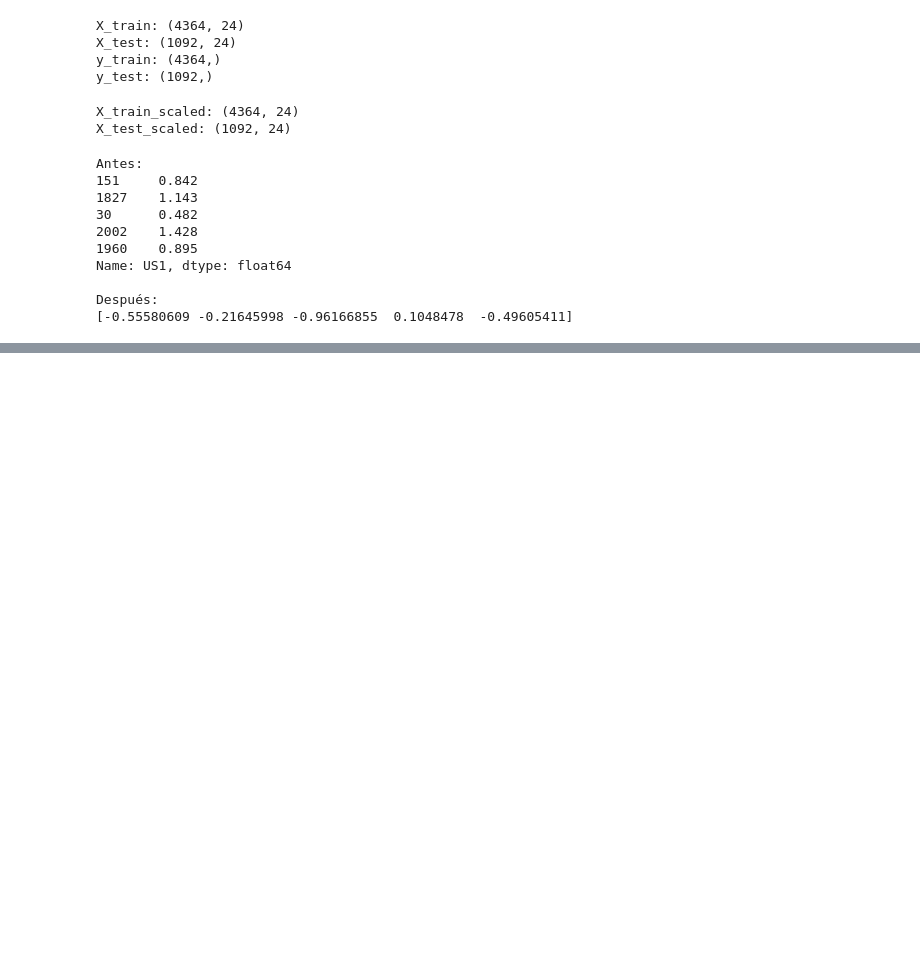
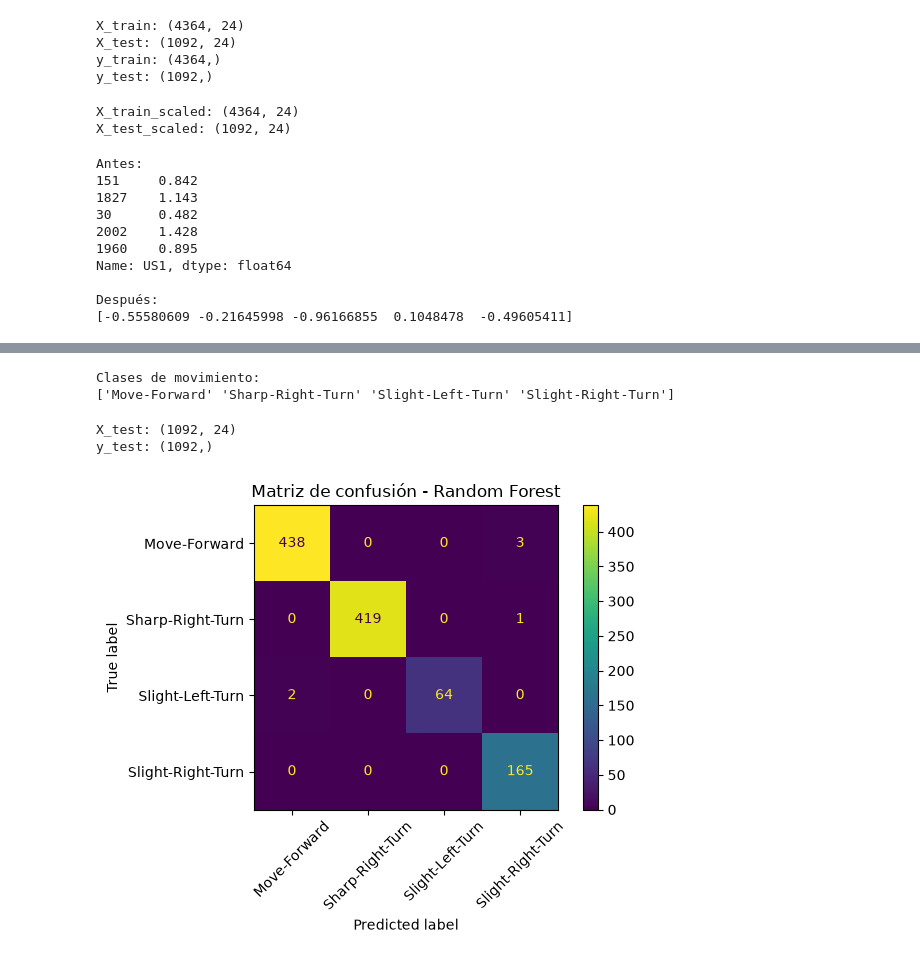
Before and after one commit to fabian4797-hash/ml-practica1-pesantez, a Jupyter notebook: notebooks/01_eda.ipynb, the cells around one changed output, grey strips where cells are left out. Saved outputs shown, nothing was run; the diff lists cells and outputs as text; code cells hidden in the pictures; blank space fills up the shorter version.

```diff
--- a/notebooks/01_eda.ipynb
+++ b/notebooks/01_eda.ipynb
@@ -653,0 +731,7 @@ test_processed["Conjunto"] = "test"
+# %%
+scaler_check = joblib.load(
+    "../data/processed/scaler.joblib"
+)
+
+print("Scaler recuperado correctamente.")
+print(type(scaler_check))
@@ -653,0 +837,41 @@ test_processed["Conjunto"] = "test"
+# %%
+print("Clases de movimiento:")
+print(modelo.classes_)
+# %% [output]
+Clases de movimiento:
+['Move-Forward' 'Sharp-Right-Turn' 'Slight-Left-Turn' 'Slight-Right-Turn']
+# %%
+import pandas as pd
+import matplotlib.pyplot as plt
+from sklearn.metrics import ConfusionMatrixDisplay
+
+# Cargar dataset procesado
+dataset_check = pd.read_parquet("../data/processed/dataset.parquet")
+
+# Nombres de los sensores
+sensores = [f"US{i}" for i in range(1, 25)]
+
+# Recuperar únicamente los datos de prueba
+datos_test = dataset_check[dataset_check["Conjunto"] == "test"]
+
+X_test = datos_test[sensores]
+y_test = datos_test["Movimiento"]
+
+print("X_test:", X_test.shape)
+print("y_test:", y_test.shape)
+# %% [output]
+X_test: (1092, 24)
+y_test: (1092,)
+# %%
+ConfusionMatrixDisplay.from_predictions(
+    y_test,
+    modelo.predict(X_test),
+    display_labels=modelo.classes_,
+    xticks_rotation=45
+)
+
+plt.title("Matriz de confusión - Random Forest")
+plt.tight_layout()
+plt.show()
+# %% [output]
+[figure, added]
```
Also changed, not shown: parts of 22 cells of this notebook, 6 other files.
